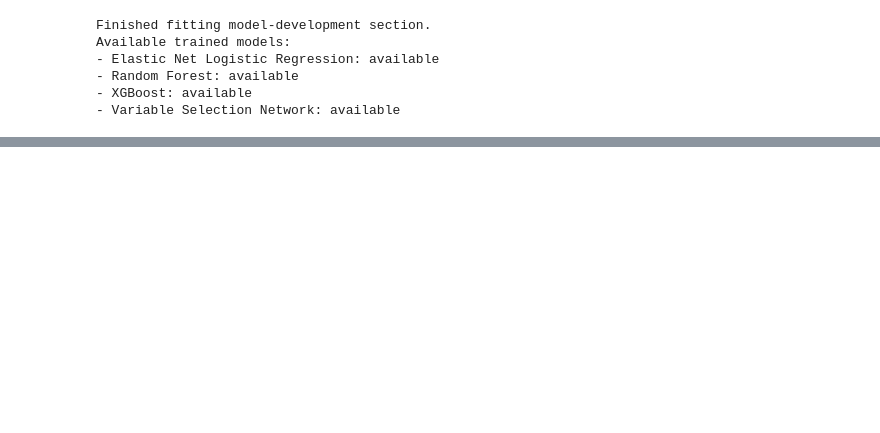
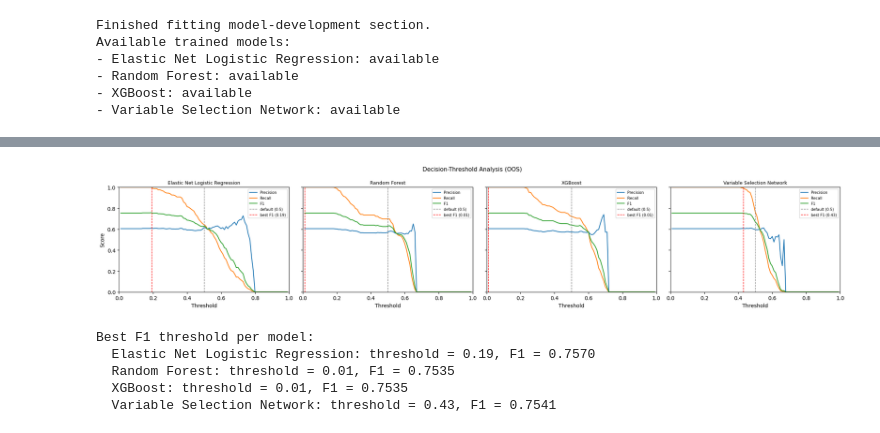
Before and after one commit to Mengsch3/Systematic_Trading_Strategy, a Jupyter notebook: model_development.ipynb, the cells around one changed output, grey strips where cells are left out. Drawn from its saved outputs; the diff is of its cells as text; code cells hidden in the pictures; blank space fills up the shorter version.

```diff
--- a/model_development.ipynb
+++ b/model_development.ipynb
@@ -1713,0 +1980,55 @@ def predict_model_proba(model_name, new_df):
+# %%
+# ------------------------------------------------------------
+# Decision-threshold analysis
+# ------------------------------------------------------------
+
+from sklearn.metrics import precision_score, recall_score, f1_score
+import numpy as np
+import matplotlib.pyplot as plt
+
+thresholds = np.linspace(0.01, 0.99, 99)
+
+fig, axes = plt.subplots(1, len(oos_preds), figsize=(5 * len(oos_preds), 4), sharey=True)
+if len(oos_preds) == 1:
+    axes = [axes]
+
+for ax, (name, proba) in zip(axes, oos_preds.items()):
+    precisions, recalls, f1s = [], [], []
+    for t in thresholds:
+        pred = (proba >= t).astype(int)
+        precisions.append(precision_score(y_test, pred, zero_division=0))
+        recalls.append(recall_score(y_test, pred, zero_division=0))
+        f1s.append(f1_score(y_test, pred, zero_division=0))
+
+    ax.plot(thresholds, precisions, label="Precision")
+    ax.plot(thresholds, recalls,    label="Recall")
+    ax.plot(thresholds, f1s,        label="F1")
+    ax.axvline(THRESHOLD, color="grey", linestyle="--", lw=1, label=f"default ({THRESHOLD})")
+
+    best_t = thresholds[int(np.argmax(f1s))]
+    ax.axvline(best_t, color="red", linestyle="--", lw=1, label=f"best F1 ({best_t:.2f})")
+
+    ax.set_title(name, fontsize=9)
+    ax.set_xlabel("Threshold")
+    ax.set_xlim(0, 1)
+    ax.set_ylim(0, 1)
+    ax.legend(fontsize=7)
+
+axes[0].set_ylabel("Score")
+plt.suptitle("Decision-Threshold Analysis (OOS)", fontsize=11)
+plt.tight_layout()
+plt.show()
+
+# Print best F1 threshold per model
+print("Best F1 threshold per model:")
+for name, proba in oos_preds.items():
+    f1s = [f1_score(y_test, (proba >= t).astype(int), zero_division=0) for t in thresholds]
+    best_t = thresholds[int(np.argmax(f1s))]
+    print(f"  {name}: threshold = {best_t:.2f}, F1 = {max(f1s):.4f}")
+# %% [output]
+[figure, added]
+Best F1 threshold per model:
+  Elastic Net Logistic Regression: threshold = 0.19, F1 = 0.7570
+  Random Forest: threshold = 0.01, F1 = 0.7535
+  XGBoost: threshold = 0.01, F1 = 0.7535
+  Variable Selection Network: threshold = 0.43, F1 = 0.7541
```
Also changed, not shown: parts of 16 cells of this notebook.
